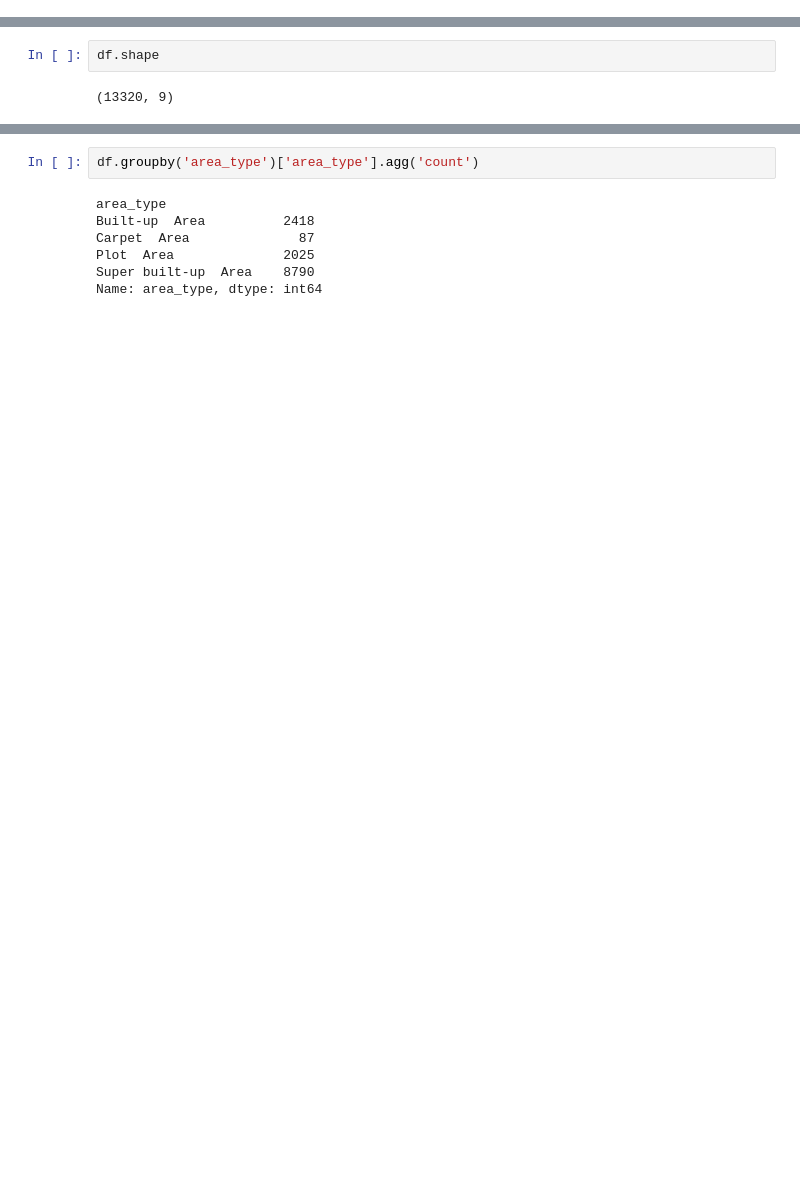
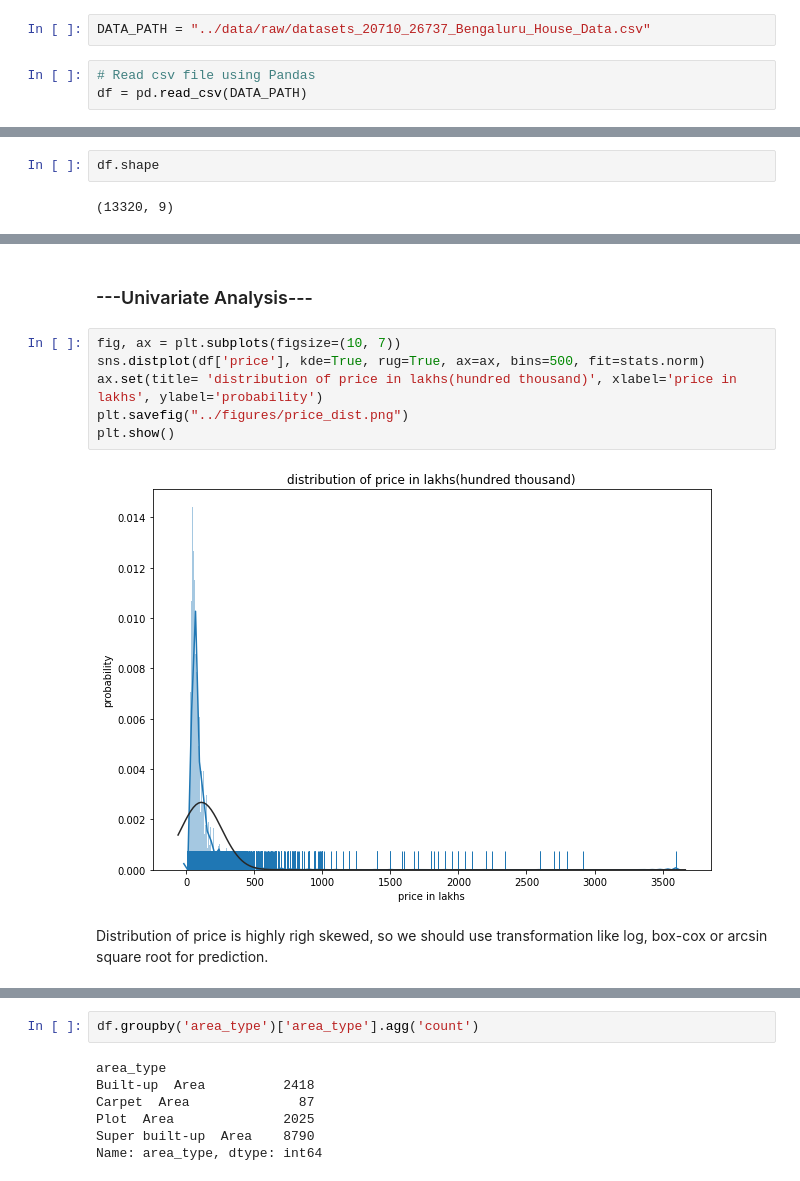
Before and after one commit to raktim314/Bengalure_House_Price_Prediction, a Jupyter notebook: Notebook/01-data-cleaning-and-exploration.ipynb, the cells around one changed output, grey strips where cells are left out. Cells and saved outputs as stored; diff of their text form; blank space fills up the shorter version.

Commit message:
updated repository- added code, readme file, modules, figures

```diff
--- a/model/house_price_prediction.ipynb
+++ b/Notebook/01-data-cleaning-and-exploration.ipynb
@@ -17,0 +16,5 @@ df.head()
+# %%
+DATA_PATH = "../data/raw/datasets_20710_26737_Bengaluru_House_Data.csv"
+# %%
+# Read csv file using Pandas
+df = pd.read_csv(DATA_PATH)
@@ -21,0 +55,12 @@ df.shape
+# %% [markdown]
+### ---Univariate Analysis---
+# %%
+fig, ax = plt.subplots(figsize=(10, 7))
+sns.distplot(df['price'], kde=True, rug=True, ax=ax, bins=500, fit=stats.norm)
+ax.set(title= 'distribution of price in lakhs(hundred thousand)', xlabel='price in lakhs', ylabel='probability')
+plt.savefig("../figures/price_dist.png")
+plt.show()
+# %% [output]
+[figure, added]
+# %% [markdown]
+Distribution of price is highly righ skewed, so we should use transformation like log, box-cox or arcsin square root for prediction.
```
Also changed, not shown: parts of 49 cells of this notebook, 17 other files.
